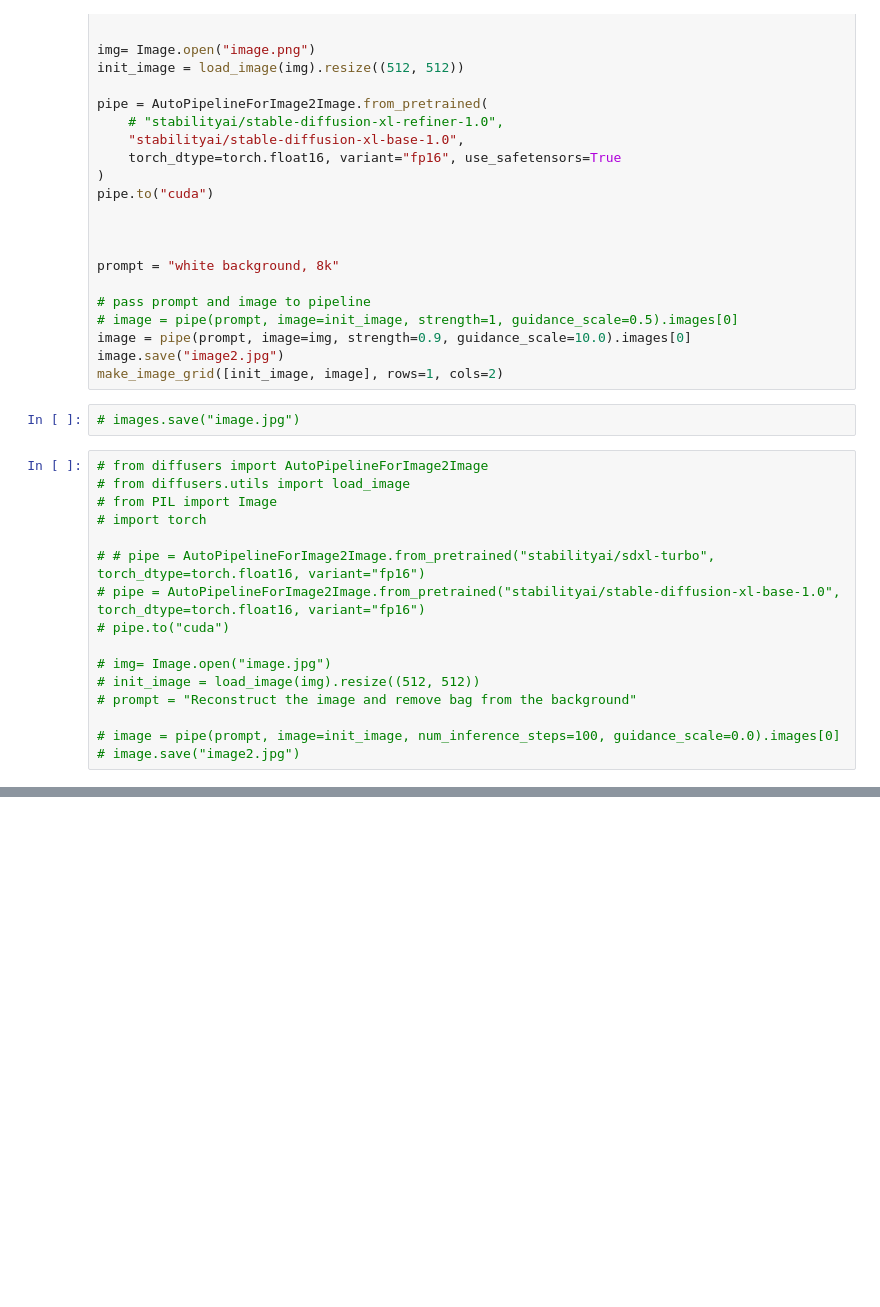
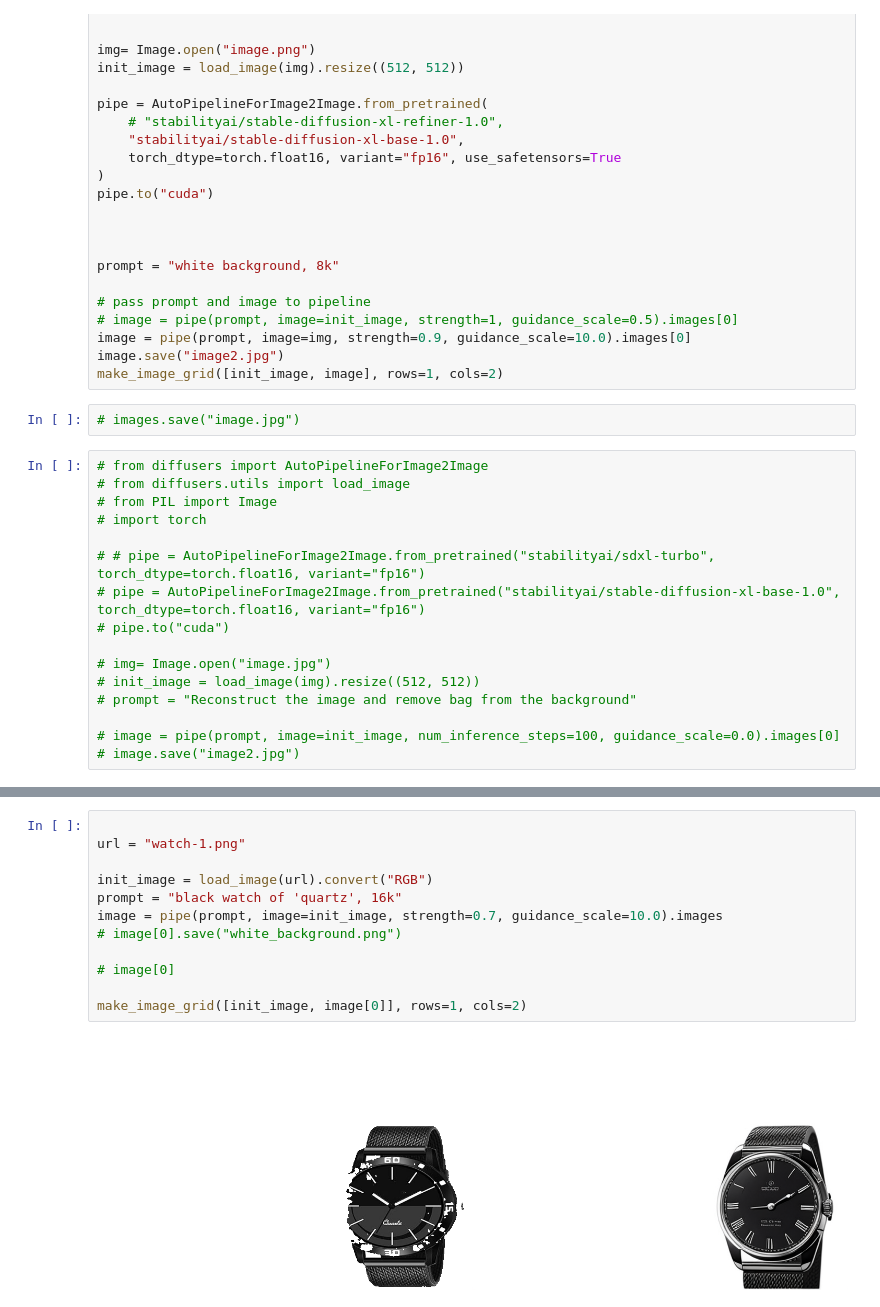
Before and after one commit to ideepankarsharma2003/StableDiffusionTesting, a Jupyter notebook: research/trails_01.ipynb, the cells around one changed output, grey strips where cells are left out. Saved outputs shown, nothing was run; the diff lists cells and outputs as text; blank space fills up the shorter version.

```diff
--- a/research/trails_01.ipynb
+++ b/research/trails_01.ipynb
@@ -195,0 +279,14 @@ OutOfMemoryError: CUDA out of memory. Tried to allocate 1.06 GiB. GPU 0 has a to
+# %%
+
+url = "watch-1.png"
+
+init_image = load_image(url).convert("RGB")
+prompt = "black watch of 'quartz', 16k"
+image = pipe(prompt, image=init_image, strength=0.7, guidance_scale=10.0).images
+# image[0].save("white_background.png")
+
+# image[0]
+
+make_image_grid([init_image, image[0]], rows=1, cols=2)
+# %% [output]
+[figure, added]
```
Also changed, not shown: parts of 8 cells of this notebook, 4 other files.
